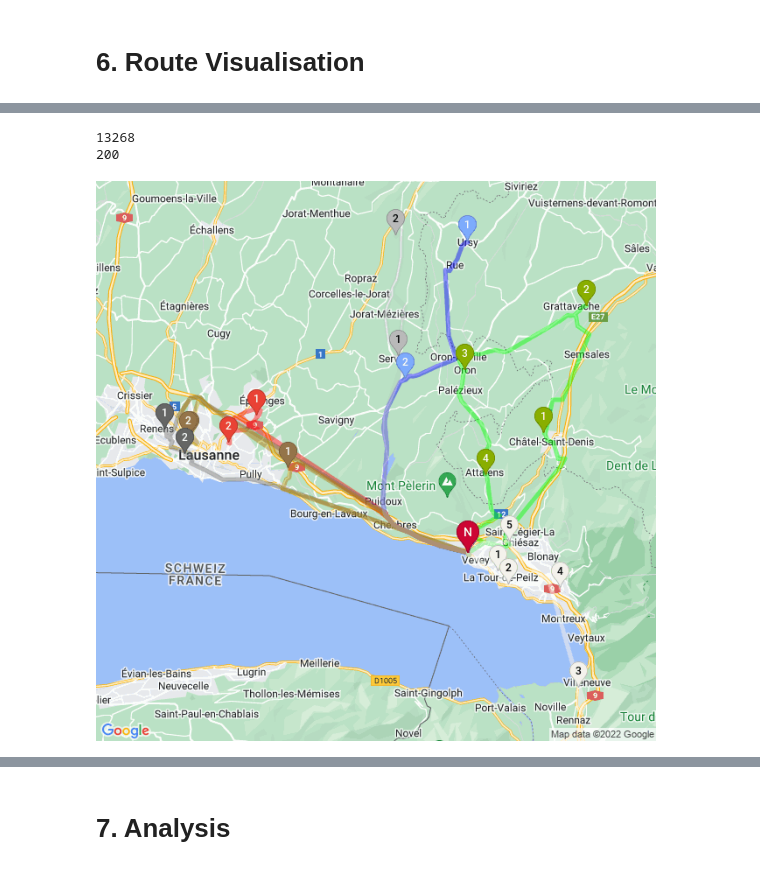
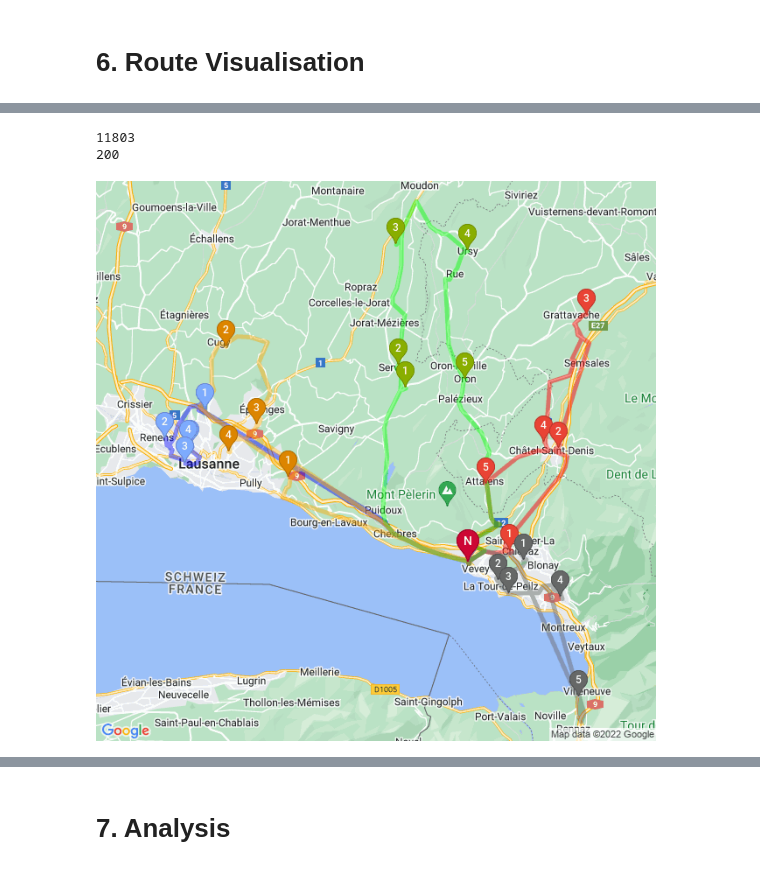
Before and after one commit to mateobelanger/mgt-530-sustainable-logistics, a Jupyter notebook: Enterprise mobility.ipynb, the cells around one changed output, grey strips where cells are left out. Drawn from its saved outputs; the diff is of its cells as text; code cells hidden in the pictures.

```diff
--- a/Enterprise mobility.ipynb
+++ b/Enterprise mobility.ipynb
@@ -45,6 +57,2 @@ density_coord_nestle.to_csv('STATPOP2021_WGS84.csv')
 # %% [markdown]
 # 2. Data Generation
-# %%
-nestle_coord = (46.466634011, 6.835639010)
-density_coord = pd.read_csv('STATPOP2021_WGS84.csv')
-distance_cutoff = 20
@@ -262,3 +265,7 @@ with open(f"./results/{str(datetime.now()).replace(':', '')}.json", 'w') as resu
     result_file.write(json.dumps(test_results))
 # %% [markdown]
 # 6. Route Visualisation
+# %%
+test_results = 0
+with open(f"./results/2022-12-16 163709.548510.json", 'r') as result_file:
+    test_results = json.load(result_file)
@@ -265,5 +294,5 @@ with open(f"./results/{str(datetime.now()).replace(':', '')}.json", 'w') as resu
 # %%
-test_run_to_draw = 0
+test_run_to_draw = 2
 
 shuttle_routes = \
     [[
@@ -370,11 +399,11 @@ def fct_run_maps(shuttles):
     return (fct_maps(shuttles, paths))
 # %%
 all_paths_coords = pd.DataFrame(columns=['lat', 'long', 'shuttle_route'])
-fct_run_maps(deepcopy(shuttle_routes[:4]+shuttle_routes[6:]))
+fct_run_maps(deepcopy(shuttle_routes))
 # %% [output]
-13268
+11803
 200
-[figure, old version]
+[figure, new version]
 # %%
 all_markers = [(position, i) for i, route in enumerate(shuttle_routes) for position in route[1:-1]]
 all_markers_df = pd.DataFrame(list(zip(*all_markers))[0])[0].str.split(',', expand=True)
```
Also changed, not shown: parts of 9 cells of this notebook, 6 other files.
